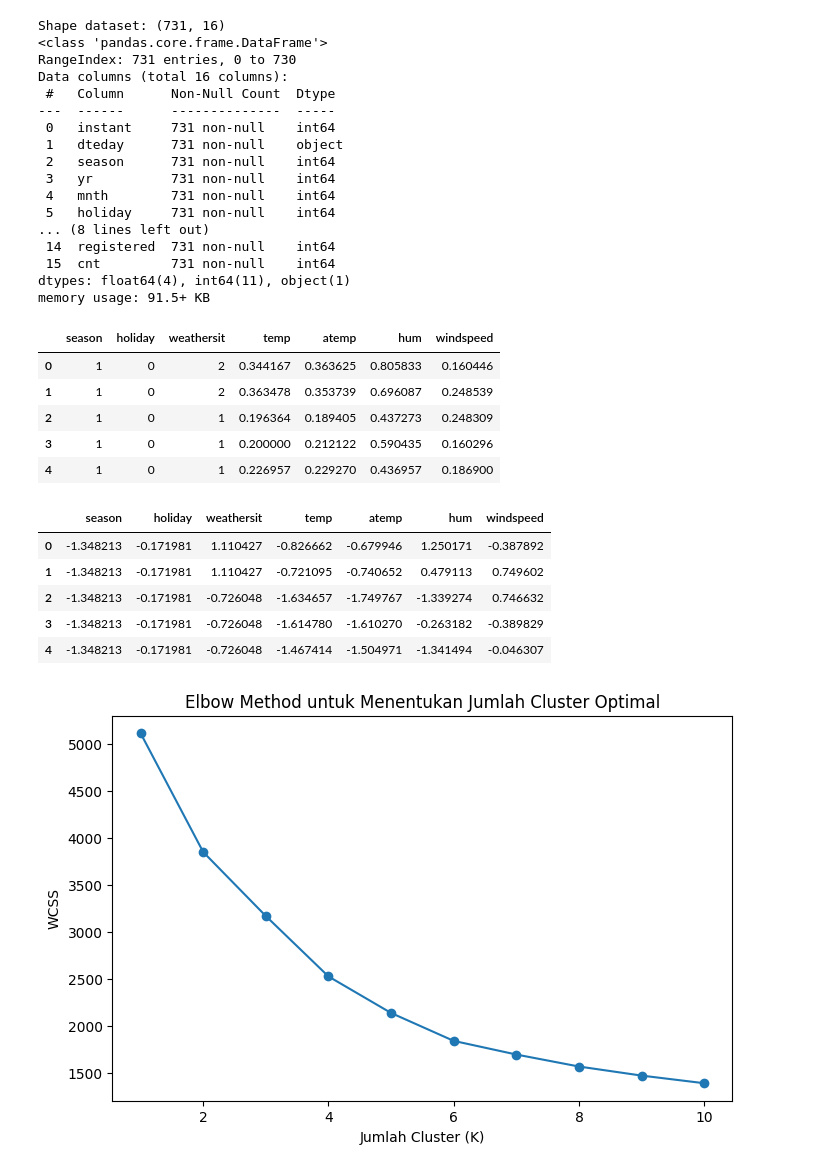
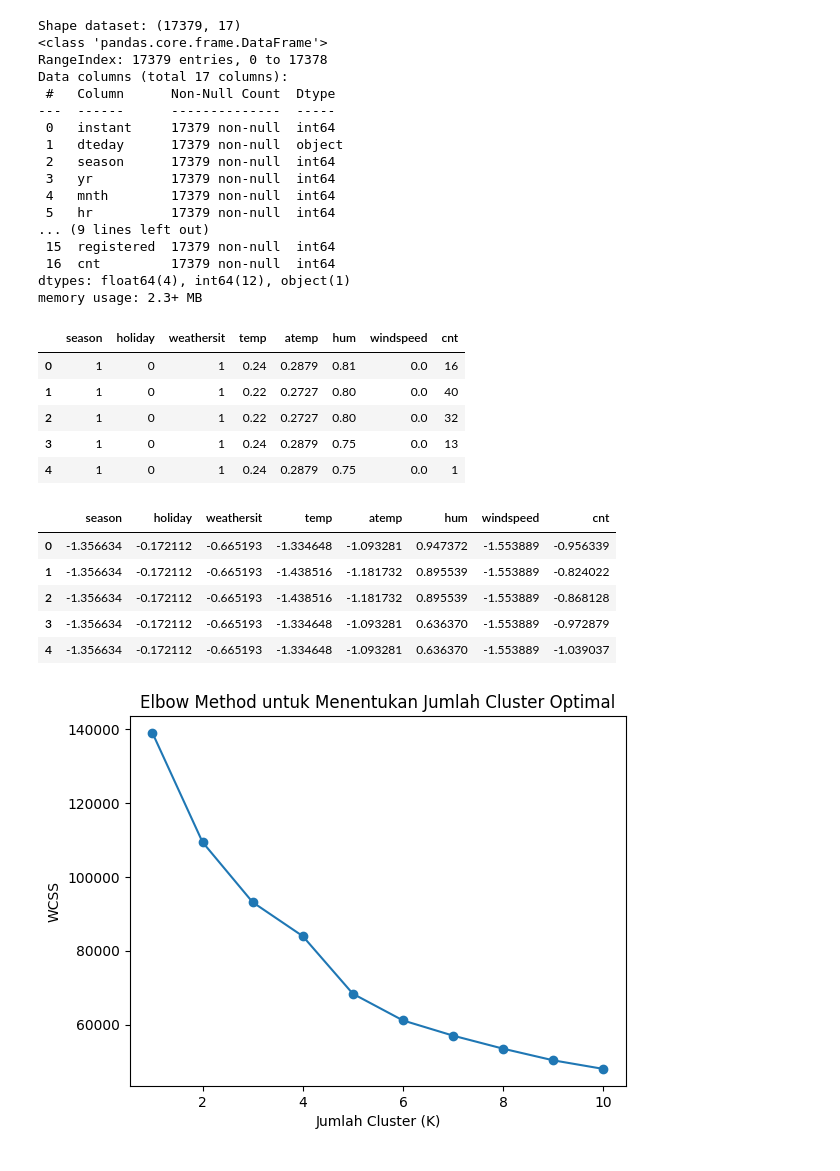
Before and after one commit to andizd/Bike-Demand-Day-App, a Jupyter notebook: Clustering.ipynb, the cells around one changed output. Saved outputs shown, nothing was run; the diff lists cells and outputs as text; code cells hidden in the pictures.

Commit message:
change dataset

```diff
--- a/Clustering.ipynb
+++ b/Clustering.ipynb
@@ -1,7 +1,7 @@
 # %%
 import pandas as pd
 
-df = pd.read_csv("day.csv")
+df = pd.read_csv("hour.csv")
 
 df.head()
 # %% [output]
@@ -16,23 +16,23 @@ print("Shape dataset:", df.shape)
 
 df.info()
 # %% [output]
-Shape dataset: (731, 16)
+Shape dataset: (17379, 17)
 <class 'pandas.core.frame.DataFrame'>
-RangeIndex: 731 entries, 0 to 730
-Data columns (total 16 columns):
+RangeIndex: 17379 entries, 0 to 17378
+Data columns (total 17 columns):
  #   Column      Non-Null Count  Dtype
 ---  ------      --------------  -----
- 0   instant     731 non-null    int64
- 1   dteday      731 non-null    object
- 2   season      731 non-null    int64
- 3   yr          731 non-null    int64
- 4   mnth        731 non-null    int64
- 5   holiday     731 non-null    int64
-... (8 lines left out)
- 14  registered  731 non-null    int64
- 15  cnt         731 non-null    int64
-dtypes: float64(4), int64(11), object(1)
-memory usage: 91.5+ KB
+ 0   instant     17379 non-null  int64
+ 1   dteday      17379 non-null  object
+ 2   season      17379 non-null  int64
+ 3   yr          17379 non-null  int64
+ 4   mnth        17379 non-null  int64
+ 5   hr          17379 non-null  int64
+... (9 lines left out)
+ 15  registered  17379 non-null  int64
+ 16  cnt         17379 non-null  int64
+dtypes: float64(4), int64(12), object(1)
+memory usage: 2.3+ MB
 # %%
 features = [
     'season',
@@ -41,19 +41,20 @@ features = [
     'temp',
     'atemp',
     'hum',
-    'windspeed'
+    'windspeed',
+    'cnt'
 ]
 
 X = df[features]
 
 X.head()
 # %% [output]
-|  | season | holiday | weathersit | temp | atemp | hum | windspeed |
-| 0 | 1 | 0 | 2 | 0.344167 | 0.363625 | 0.805833 | 0.160446 |
-| 1 | 1 | 0 | 2 | 0.363478 | 0.353739 | 0.696087 | 0.248539 |
-| 2 | 1 | 0 | 1 | 0.196364 | 0.189405 | 0.437273 | 0.248309 |
-| 3 | 1 | 0 | 1 | 0.200000 | 0.212122 | 0.590435 | 0.160296 |
-| 4 | 1 | 0 | 1 | 0.226957 | 0.229270 | 0.436957 | 0.186900 |
+|  | season | holiday | weathersit | temp | atemp | hum | windspeed | cnt |
+| 0 | 1 | 0 | 1 | 0.24 | 0.2879 | 0.81 | 0.0 | 16 |
+| 1 | 1 | 0 | 1 | 0.22 | 0.2727 | 0.80 | 0.0 | 40 |
+| 2 | 1 | 0 | 1 | 0.22 | 0.2727 | 0.80 | 0.0 | 32 |
+| 3 | 1 | 0 | 1 | 0.24 | 0.2879 | 0.75 | 0.0 | 13 |
+| 4 | 1 | 0 | 1 | 0.24 | 0.2879 | 0.75 | 0.0 | 1 |
 # %%
 from sklearn.preprocessing import StandardScaler
 
@@ -64,29 +65,28 @@ X_scaled_df = pd.DataFrame(X_scaled, columns=features)
 
 X_scaled_df.head()
 # %% [output]
-|  | season | holiday | weathersit | temp | atemp | hum | windspeed |
-| 0 | -1.348213 | -0.171981 | 1.110427 | -0.826662 | -0.679946 | 1.250171 | -0.387892 |
-| 1 | -1.348213 | -0.171981 | 1.110427 | -0.721095 | -0.740652 | 0.479113 | 0.749602 |
-| 2 | -1.348213 | -0.171981 | -0.726048 | -1.634657 | -1.749767 | -1.339274 | 0.746632 |
-| 3 | -1.348213 | -0.171981 | -0.726048 | -1.614780 | -1.610270 | -0.263182 | -0.389829 |
-| 4 | -1.348213 | -0.171981 | -0.726048 | -1.467414 | -1.504971 | -1.341494 | -0.046307 |
+|  | season | holiday | weathersit | temp | atemp | hum | windspeed | cnt |
+| 0 | -1.356634 | -0.172112 | -0.665193 | -1.334648 | -1.093281 | 0.947372 | -1.553889 | -0.956339 |
+| 1 | -1.356634 | -0.172112 | -0.665193 | -1.438516 | -1.181732 | 0.895539 | -1.553889 | -0.824022 |
+| 2 | -1.356634 | -0.172112 | -0.665193 | -1.438516 | -1.181732 | 0.895539 | -1.553889 | -0.868128 |
+| 3 | -1.356634 | -0.172112 | -0.665193 | -1.334648 | -1.093281 | 0.636370 | -1.553889 | -0.972879 |
+| 4 | -1.356634 | -0.172112 | -0.665193 | -1.334648 | -1.093281 | 0.636370 | -1.553889 | -1.039037 |
 # %%
 from sklearn.cluster import KMeans
 import matplotlib.pyplot as plt
 
 wcss = []
 
 for k in range(1, 11):
-    kmeans = KMeans(n_clusters=k, random_state=42, n_init=10)
+    kmeans = KMeans(n_clusters=k, random_state=42)
     kmeans.fit(X_scaled)
     wcss.append(kmeans.inertia_)
 
-plt.figure(figsize=(8, 5))
 plt.plot(range(1, 11), wcss, marker='o')
 plt.xlabel("Jumlah Cluster (K)")
 plt.ylabel("WCSS")
 plt.title("Elbow Method untuk Menentukan Jumlah Cluster Optimal")
 plt.show()
 # %% [output]
-[figure, old version]
+[figure, new version]
 # %%
```
Also changed, not shown: parts of 7 cells of this notebook, 9 other files.
